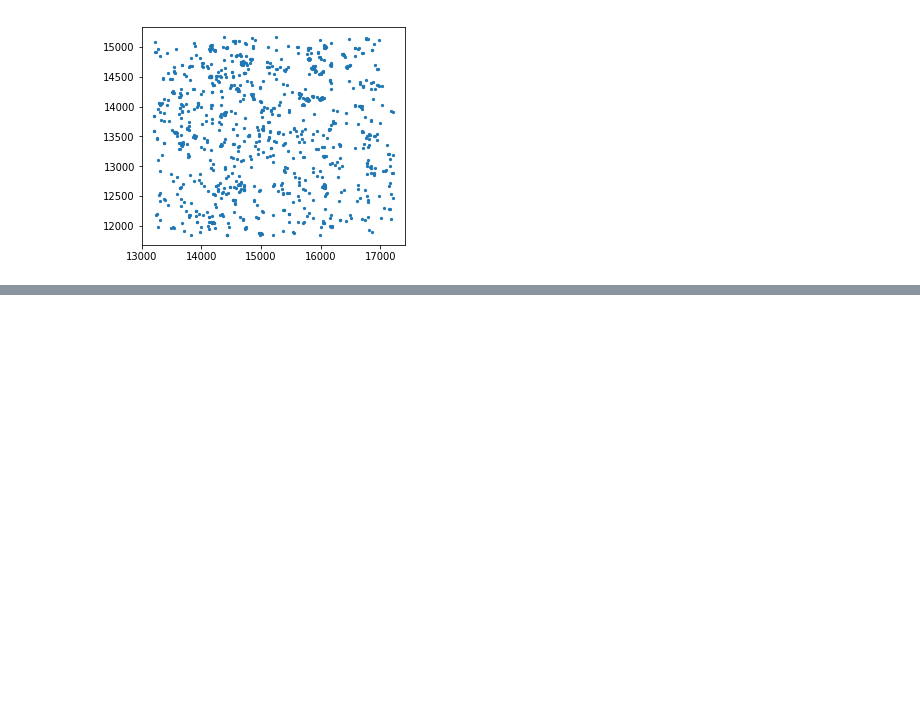
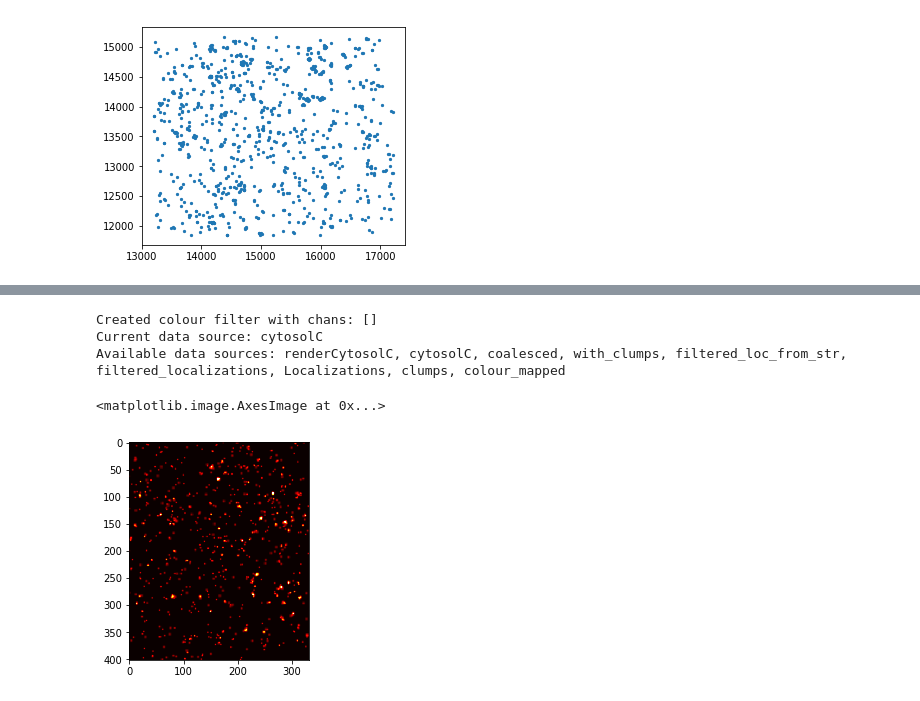
Before and after one commit to csoeller/python-group-projects, a Jupyter notebook: cs/Accessing events.ipynb, the cells around one changed output, grey strips where cells are left out. Cells and saved outputs as stored; diff of their text form; code cells hidden in the pictures; blank space fills up the shorter version.

Commit message:
accessing events: rendering in the notebook

```diff
--- a/cs/Accessing events.ipynb
+++ b/cs/Accessing events.ipynb
@@ -61,0 +79,16 @@ print("Number of events in data source cytosolC is %d" % data.x.size)
+# %%
+data.recipe.update_from_yaml('example2.yaml')
+print("Current data source: %s" % data.selectedDataSourceKey) # what is the currently selected data source
+print("Available data sources: %s" % ', '.join(data.dataSources.keys())) # look at all the data sources we could select
+# %% [output]
+Created colour filter with chans: []
+Current data source: cytosolC
+Available data sources: renderCytosolC, cytosolC, coalesced, with_clumps, filtered_loc_from_str, filtered_localizations, Localizations, clumps, colour_mapped
+# %%
+imdata = data.dataSources['renderCytosolC'].data[:,:,0,0].squeeze()
+# %%
+plt.figure()
+plt.imshow(imdata,cmap='hot',vmin=0,vmax=0.30)
+# %% [output]
+<matplotlib.image.AxesImage at 0x...>
+[figure, added]
```
Also changed, not shown: parts of 4 cells of this notebook, 1 other file.
